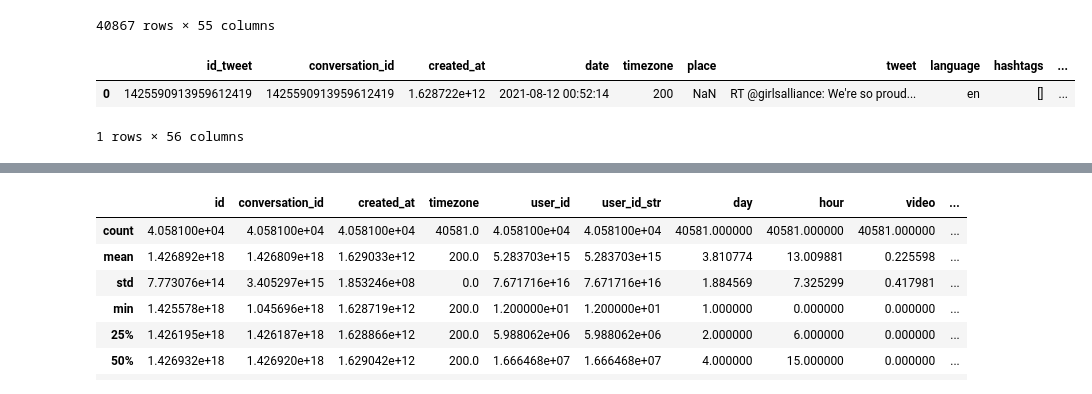
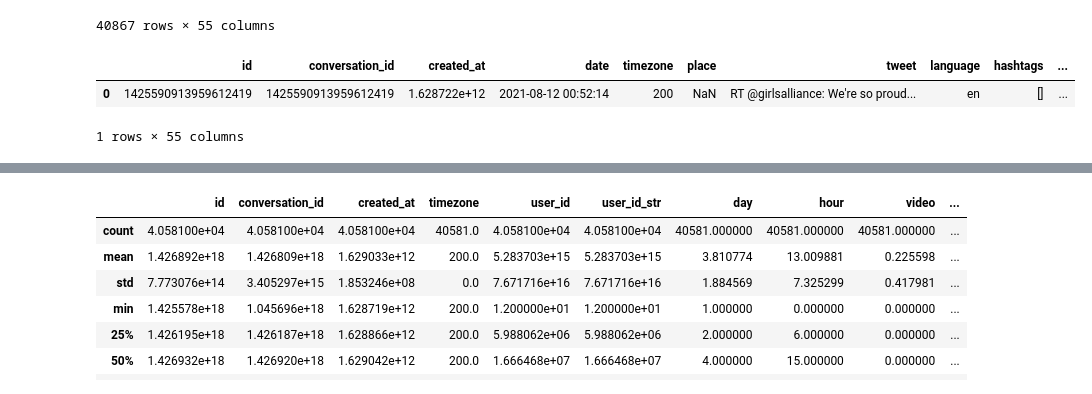
Before and after one commit to TehWeifu/IABD, a Jupyter notebook: SistemasDeAprendizajeAutomatico/Andreas/2-Twitter/JBSL-TwitterModel.ipynb, the cells around one changed output, grey strips where cells are left out. Saved outputs shown, nothing was run; the diff lists cells and outputs as text; code cells hidden in the pictures.

```diff
--- a/SistemasDeAprendizajeAutomatico/Andreas/2-Twitter/JBSL-TwitterModel.ipynb
+++ b/SistemasDeAprendizajeAutomatico/Andreas/2-Twitter/JBSL-TwitterModel.ipynb
@@ -13,7 +13,8 @@ from sklearn.preprocessing import OrdinalEncoder
 # %% [markdown]
 ### Tweet data exploration
 # %%
-tweets = pd.read_csv('./data/tweets.csv')
+csv = pd.read_csv('./data/tweets.csv')
+tweets = csv
 users = pd.read_csv('./data/users.csv')
 # %%
 users.set_index('id', inplace=True)
@@ -36,11 +37,11 @@ tweets_users
 | 40580 | 1427335350658158598 | 1427335350658158598 | 1.629138e+12 | 2021-08-16 20:24:00 | 200 | NaN | #Agenda111 https://t.co/M1FYBKXqK3 | und | ['agenda111'] | ... |
 40867 rows × 55 columns
 # %%
-tweets_users[tweets_users['id_tweet'] == 1425590913959612419]
+tweets_users[tweets_users['id'] == 1425590913959612419]
 # %% [output]
-|  | id_tweet | conversation_id | created_at | date | timezone | place | tweet | language | hashtags | ... |
+|  | id | conversation_id | created_at | date | timezone | place | tweet | language | hashtags | ... |
 | 0 | 1425590913959612419 | 1425590913959612419 | 1.628722e+12 | 2021-08-12 00:52:14 | 200 | NaN | RT @girlsalliance: We're so proud... | en | [] | ... |
-1 rows × 56 columns
+1 rows × 55 columns
 # %%
 tweets
 # %% [output]
```
Also changed, not shown: parts of 3 cells of this notebook, 15 other files.
